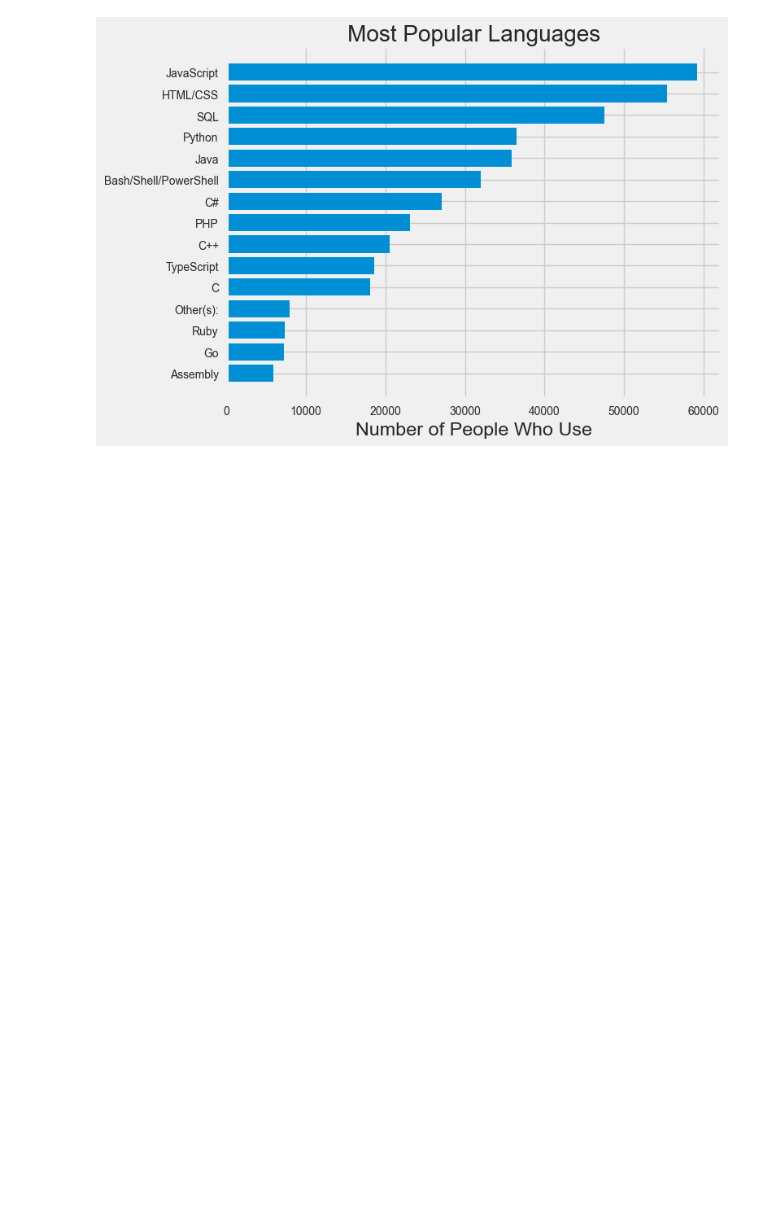
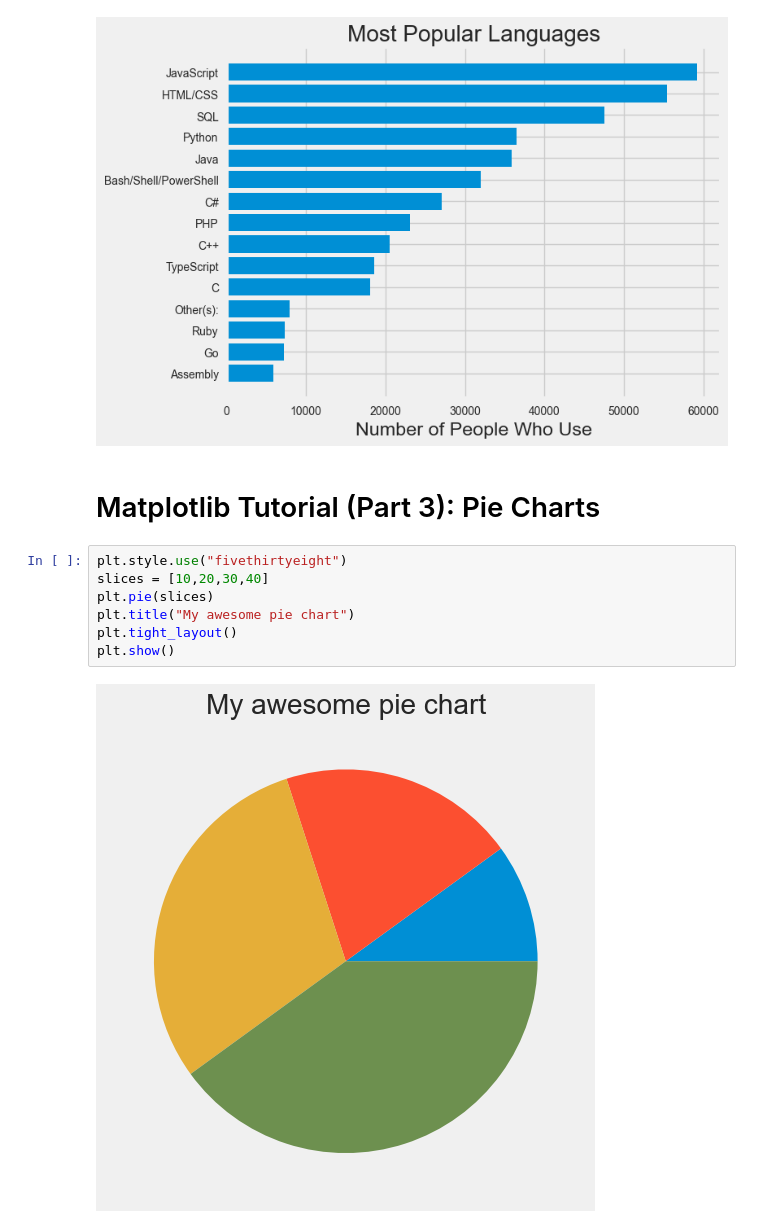
Before and after one commit to guamoshtli/Pandas, a Jupyter notebook: matplot.ipynb, the cells around one changed output. Saved outputs shown, nothing was run; the diff lists cells and outputs as text; blank space fills up the shorter version.

Commit message:
Matplotlib Tutorial (Part 3): Pie Charts

```diff
--- a/matplot.ipynb
+++ b/matplot.ipynb
@@ -403,3 +403,14 @@ plt.tight_layout()
 plt.show()
 # %% [output]
 [figure]
+# %% [markdown]
+# Matplotlib Tutorial (Part 3): Pie Charts
+# %%
+plt.style.use("fivethirtyeight")
+slices = [10,20,30,40]
+plt.pie(slices)
+plt.title("My awesome pie chart")
+plt.tight_layout()
+plt.show()
+# %% [output]
+[figure, added]
```
Also changed, not shown: parts of 25 cells of this notebook.
